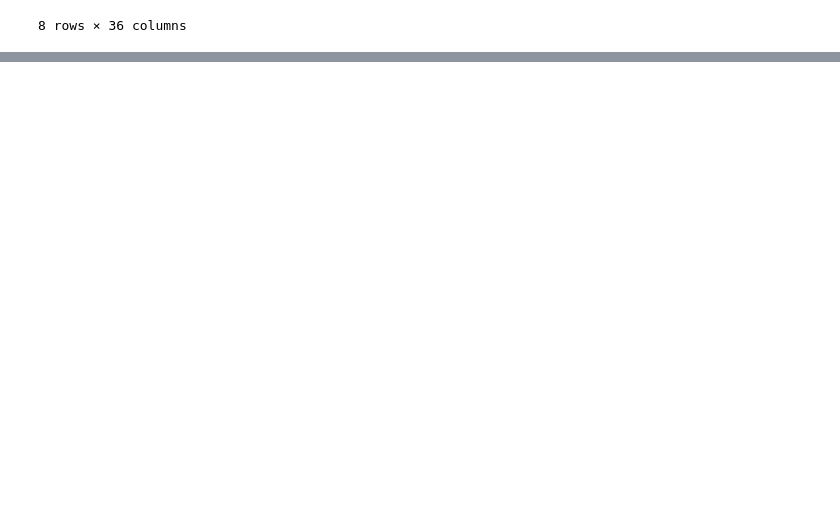
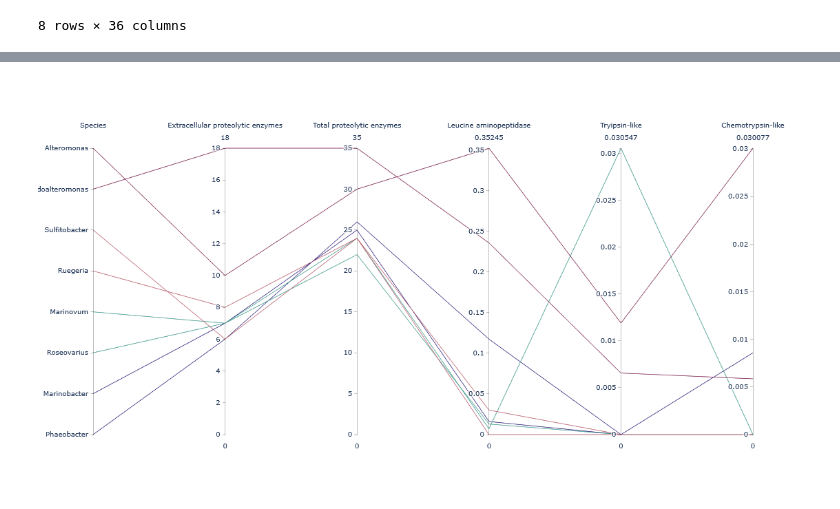
Before and after one commit to wosnat/recycle_model, a Jupyter notebook: genomic_traits/10cc merge with experiments.ipynb, the cells around one changed output, grey strips where cells are left out. Drawn from its saved outputs; the diff is of its cells as text; code cells hidden in the pictures; blank space fills up the shorter version.

```diff
--- a/genomic_traits/10cc merge with experiments.ipynb
+++ b/genomic_traits/10cc merge with experiments.ipynb
@@ -692,0 +317,52 @@ horder_tmp
+# %%
+dfshow['color'] = dfshow['Coculture Outcome'].map(gpalette_dict)
+# %%
+dfshow['Species_short'] = dfshow['Species'].str.replace(r' .*', '', regex=True)
+# %%
+exocols = [
+    #'species_id',
+#           'Predicted extracellular enzymes',
+       'Predicted extracellular proteolytic enzymes',
+       'Total proteolytic enzymes',
+    #'Predicted extracellular ROS enzymes',
+     #  'Total ROS enzymes',
+       'Avg Leucine aminopeptidase (fmole product cell-1 h-1)',
+       'Avg Tryipsin-like (fmole product cell-1 h-1)',
+       'Avg Chemotrypsin-like activity (fmole product cell-1 h-1)',
+    #   'Avg H2O2 degradation rate (fmoles cell-1 h-1)',
+
+]
+# %%
+import plotly.graph_objects as go
+
+
+fig = go.Figure(data=
+    go.Parcoords(
+        line = dict(color = dfshow['species_id'],
+                   #colorscale = list(zip(dfshow.species_id, dfshow.color)),
+                   colorscale = list(reversed(hpalette_g)),
+                    #width = 6,
+                    #width = 3,
+                   ),
+        dimensions = list(
+            [
+                dict(range = [0, dfshow['species_id'].max()],
+                     label = 'Species', values = dfshow['species_id'], tickvals =dfshow['species_id'], ticktext = dfshow['Species_short'])
+            ] + [
+                dict(range = [0, dfshow[c].max()],
+                     label = l, values = dfshow[c]) for c,l in zip(exocols, exo_cols_labels)
+            ]
+        )
+    )
+)
+
+fig.update_layout(
+    plot_bgcolor = 'white',
+    paper_bgcolor = 'white',
+    width=1200,   #  Set desired width in pixels
+    height=600,  #  Set desired height in pixels
+)
+
+fig.show()
+# %% [output]
+[figure, added]
```
Also changed, not shown: parts of 69 cells of this notebook, 2 other files.
